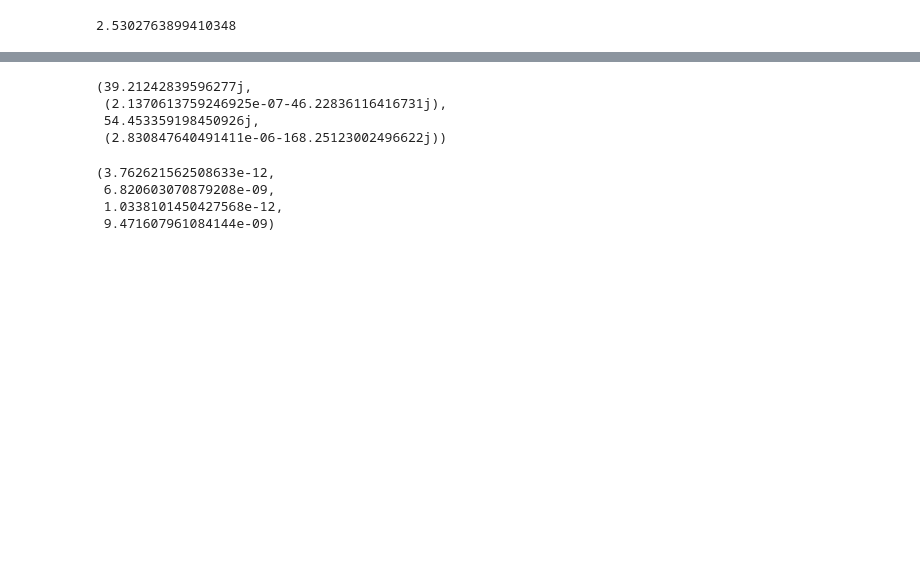
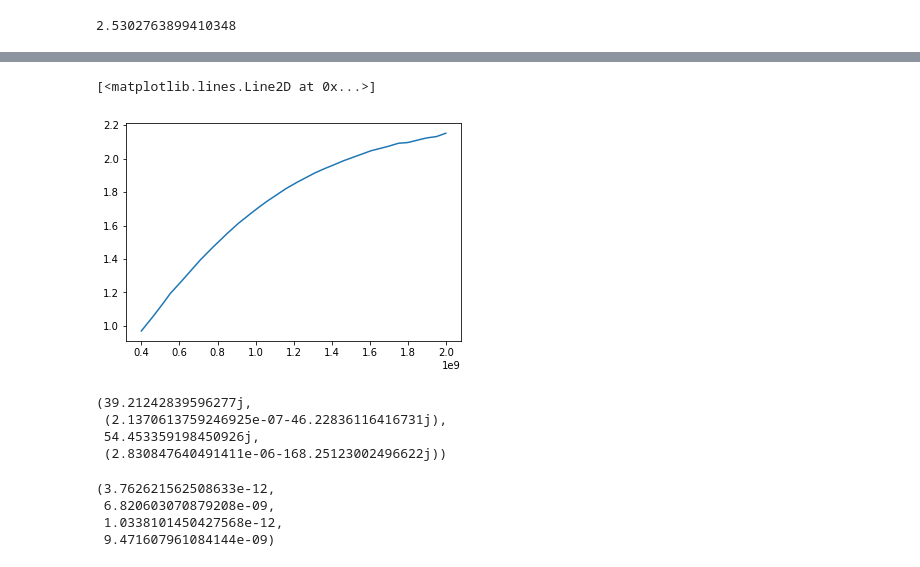
Before and after one commit to cactorium/ism-915mhz-transceiver, a Jupyter notebook: sim/low_noise.ipynb, the cells around one changed output, grey strips where cells are left out. Cells and saved outputs as stored; diff of their text form; code cells hidden in the pictures; blank space fills up the shorter version.

```diff
--- a/sim/low_noise.ipynb
+++ b/sim/low_noise.ipynb
@@ -381,3 +383,10 @@ n.plot_s_smith()
+# %%
+K3 = ((1 - sqabs(bjt_comp2.s11.s) - sqabs(bjt_comp2.s22.s) + sqabs(delta3))/(2*np.absolute(bjt_comp2.s12.s*bjt_comp2.s21.s)))[:,0,0]
+
+plt.plot(bjt_comp2.f, K3)
+# %% [output]
+[<matplotlib.lines.Line2D at 0x...>]
+[figure, added]
 # %%
 x_s_1, x_s_2 = calc_matching_network_vals(np.conj(z_s), 50)
 x_l_1, x_l_2 = calc_matching_network_vals(np.conj(z_l), 50)
```
Also changed, not shown: parts of 25 cells of this notebook.
